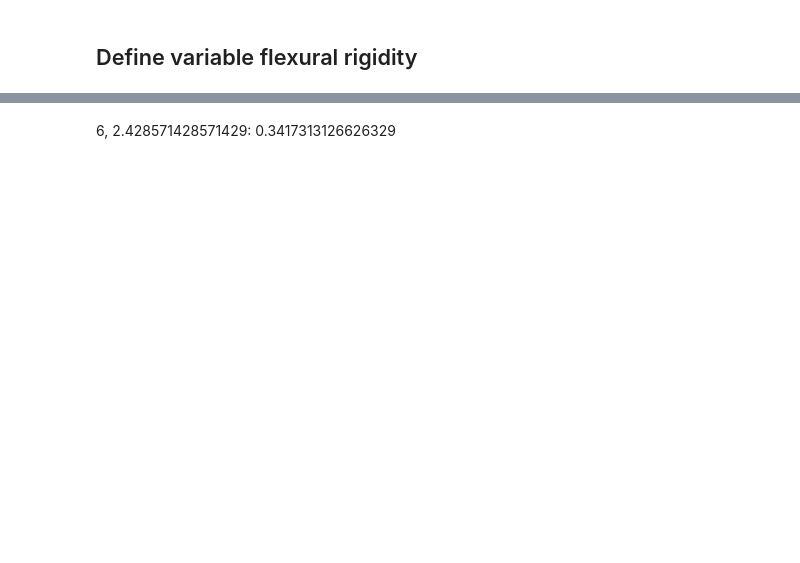
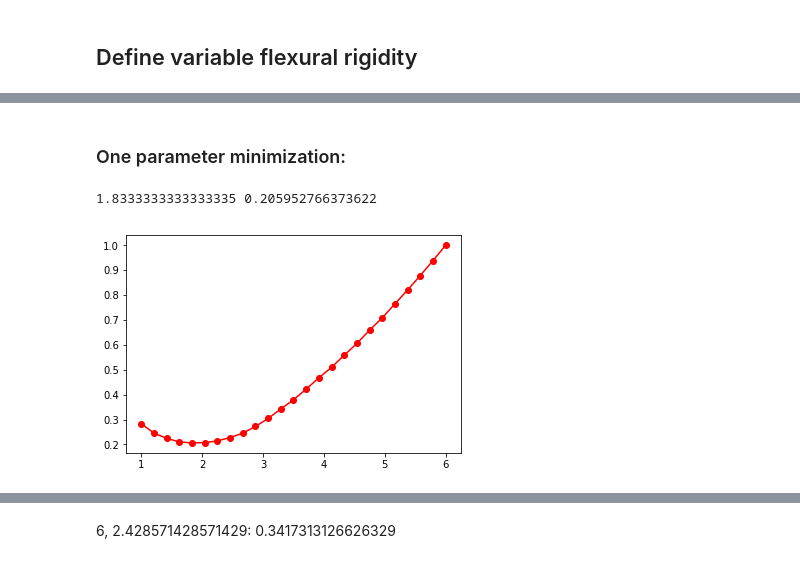
Before and after one commit to xdze2/CuNb, a Jupyter notebook: solid_mechanics/beam_bending.ipynb, the cells around one changed output, grey strips where cells are left out. Saved outputs shown, nothing was run; the diff lists cells and outputs as text; code cells hidden in the pictures; blank space fills up the shorter version.

```diff
--- a/solid_mechanics/beam_bending.ipynb
+++ b/solid_mechanics/beam_bending.ipynb
@@ -148,5 +156,11 @@ plt.plot([0, 1], [0, 1], '--k');
+# %% [markdown]
+### One parameter minimization:
 # %%
-t_intermediate = np.linspace(1, 8, 25)
-u = [fun((6, 2.5, p)) for p in t_intermediate ]
+t_intermediate = np.linspace(1, 6, 25)
+u = [fun((6, p)) for p in t_intermediate ]
 
 plt.plot(t_intermediate, u, 'r-o');
+print(t_intermediate[np.argmin(u)], min(u))
+# %% [output]
+1.8333333333333335 0.205952766373622
+[figure, added]
```
Also changed, not shown: parts of 18 cells of this notebook.
